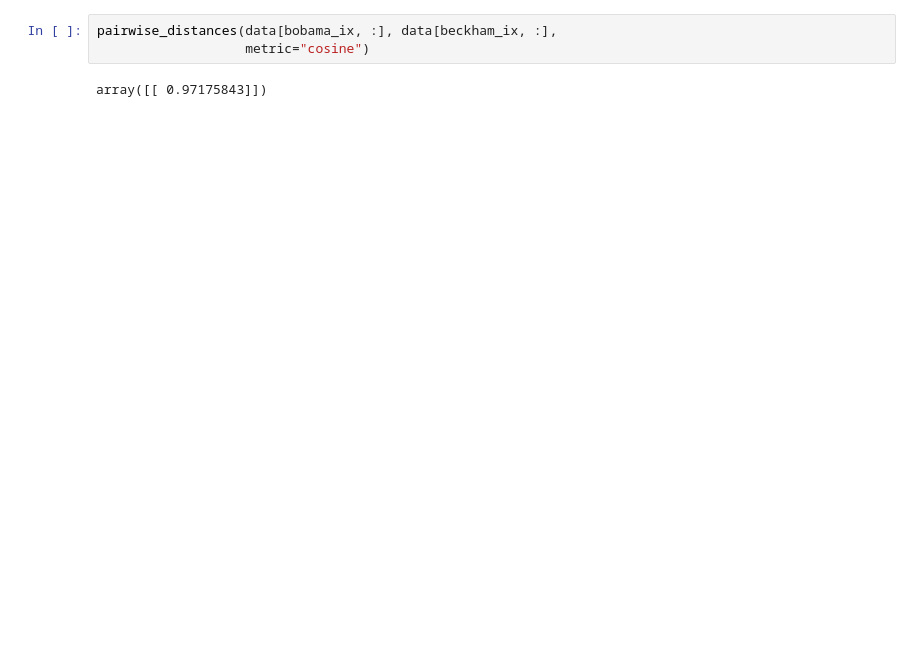
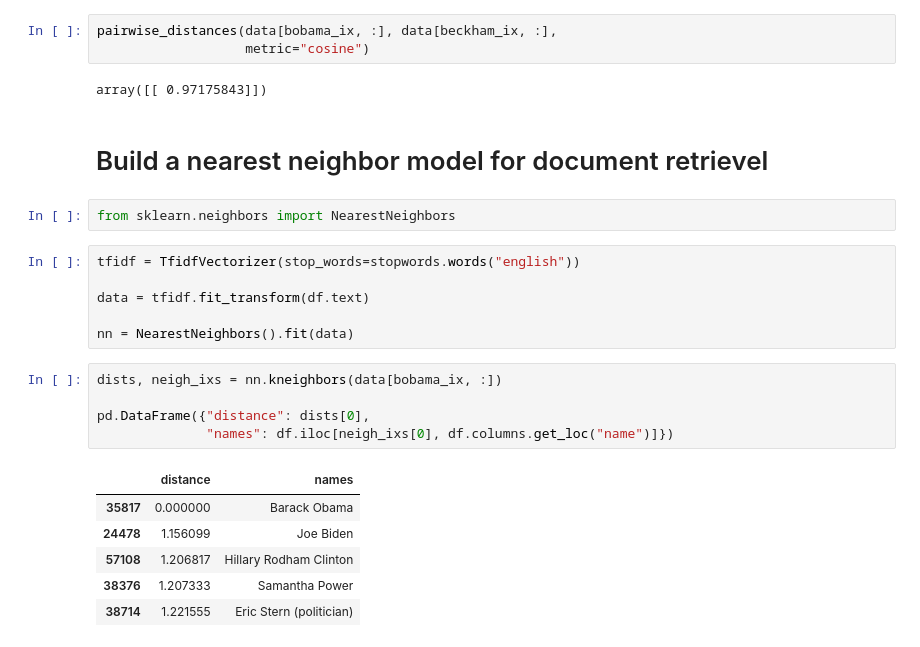
Before and after one commit to abevieiramota/coursera-ml-foundations, a Jupyter notebook: Week 4/assignment.ipynb, the cells around one changed output. Cells and saved outputs as stored; diff of their text form; blank space fills up the shorter version.

```diff
--- a/Week 4/assignment.ipynb
+++ b/Week 4/assignment.ipynb
@@ -110,3 +108,25 @@ pairwise_distances(data[bobama_ix, :], data[beckham_ix, :],
                    metric="cosine")
 # %% [output]
 array([[ 0.97175843]])
+# %% [markdown]
+# Build a nearest neighbor model for document retrievel
+# %%
+from sklearn.neighbors import NearestNeighbors
+# %%
+tfidf = TfidfVectorizer(stop_words=stopwords.words("english"))
+
+data = tfidf.fit_transform(df.text)
+
+nn = NearestNeighbors().fit(data)
+# %%
+dists, neigh_ixs = nn.kneighbors(data[bobama_ix, :])
+
+pd.DataFrame({"distance": dists[0],
+              "names": df.iloc[neigh_ixs[0], df.columns.get_loc("name")]})
+# %% [output]
+|  | distance | names |
+| 35817 | 0.000000 | Barack Obama |
+| 24478 | 1.156099 | Joe Biden |
+| 57108 | 1.206817 | Hillary Rodham Clinton |
+| 38376 | 1.207333 | Samantha Power |
+| 38714 | 1.221555 | Eric Stern (politician) |
```
Also changed, not shown: parts of 24 cells of this notebook.
